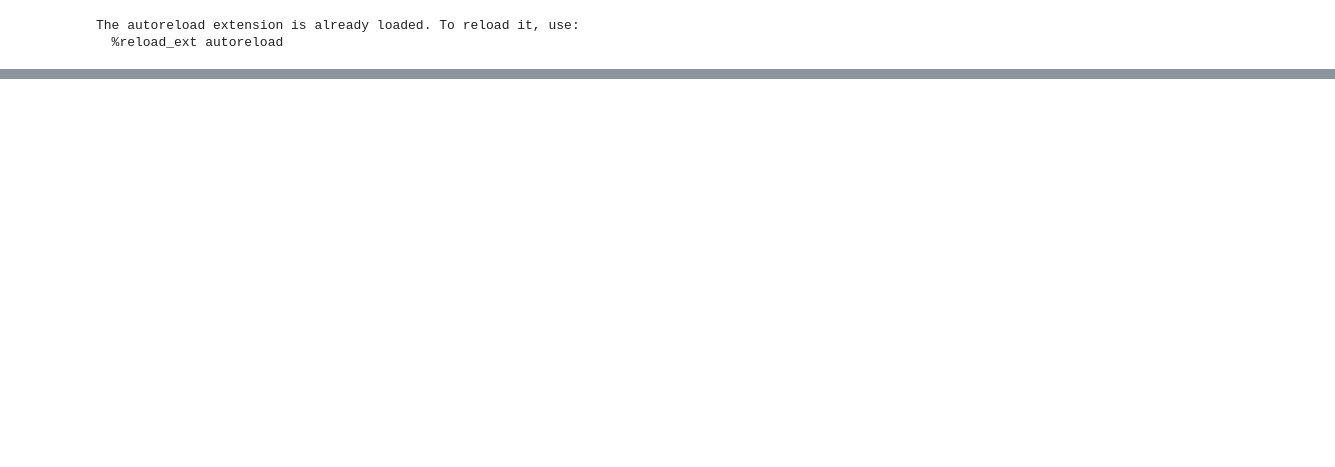
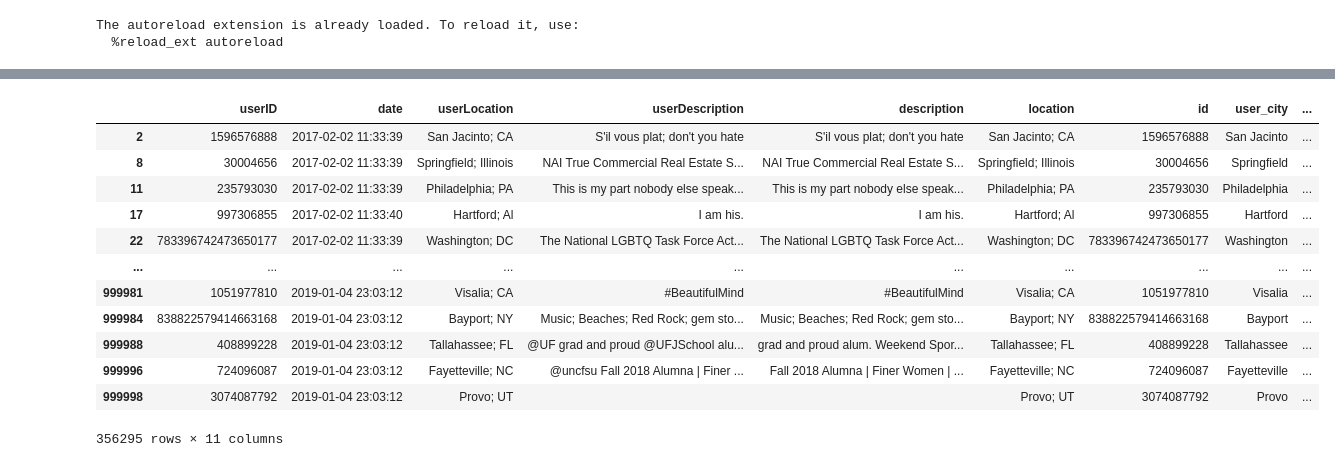
Before and after one commit to gladcolor/Tweet_Geo, a Jupyter notebook: Tweet_Geo.ipynb, the cells around one changed output, grey strips where cells are left out. Cells and saved outputs as stored; diff of their text form; code cells hidden in the pictures; blank space fills up the shorter version.

```diff
--- a/Tweet_Geo.ipynb
+++ b/Tweet_Geo.ipynb
@@ -55,0 +98,11 @@ raw_user_df[['id', 'description', 'location']]
+# %%
+zipcode_file = r'https://postalpro.usps.com/mnt/glusterfs/2023-06/ZIP_Locale_Detail.xls'   # https://postalpro.usps.com/ZIP_Locale_Detail
+
+zipcode_df = pd.read_excel(zipcode_file, sheet_name='ZIP_DETAIL')
+zipcode_df['USPS_city'] = zipcode_df['PHYSICAL CITY'].str.strip().str.title()
+zipcode_df['USPS_state'] = zipcode_df['PHYSICAL STATE'].str.strip().str.upper()
+zipcode_df['USPS_city_state'] = zipcode_df['USPS_city'] + '; ' + zipcode_df['USPS_state']
+
+# zipcode_df['USPS_city_state'] = zipcode_df['city_state']
+zipcode_df = zipcode_df.groupby(['USPS_city', 'USPS_state', 'USPS_city_state'], as_index=False)['DISTRICT NAME'].count()
+zipcode_df
@@ -55,0 +123,19 @@ raw_user_df[['id', 'description', 'location']]
+# %%
+merged_user_df = raw_user_df.merge(zipcode_df['USPS_city_state'], how='left', left_on='user_city_state', right_on=r'USPS_city_state')
+matched_idx = ~merged_user_df['USPS_city_state'].isna()
+matched_user_df = merged_user_df[matched_idx]
+matched_user_df
+# %% [output]
+|  | userID | date | userLocation | userDescription | description | location | id | user_city | ... |
+| 2 | 1596576888 | 2017-02-02 11:33:39 | San Jacinto; CA | S'il vous plat; don't you hate | S'il vous plat; don't you hate | San Jacinto; CA | 1596576888 | San Jacinto | ... |
+| 8 | 30004656 | 2017-02-02 11:33:39 | Springfield; Illinois | NAI True Commercial Real Estate S... | NAI True Commercial Real Estate S... | Springfield; Illinois | 30004656 | Springfield | ... |
+| 11 | 235793030 | 2017-02-02 11:33:39 | Philadelphia; PA | This is my part nobody else speak... | This is my part nobody else speak... | Philadelphia; PA | 235793030 | Philadelphia | ... |
+| 17 | 997306855 | 2017-02-02 11:33:40 | Hartford; Al | I am his. | I am his. | Hartford; Al | 997306855 | Hartford | ... |
+| 22 | 783396742473650177 | 2017-02-02 11:33:39 | Washington; DC | The National LGBTQ Task Force Act... | The National LGBTQ Task Force Act... | Washington; DC | 783396742473650177 | Washington | ... |
+| ... | ... | ... | ... | ... | ... | ... | ... | ... | ... |
+| 999981 | 1051977810 | 2019-01-04 23:03:12 | Visalia; CA | #BeautifulMind | #BeautifulMind | Visalia; CA | 1051977810 | Visalia | ... |
+| 999984 | 838822579414663168 | 2019-01-04 23:03:12 | Bayport; NY | Music; Beaches; Red Rock; gem sto... | Music; Beaches; Red Rock; gem sto... | Bayport; NY | 838822579414663168 | Bayport | ... |
+| 999988 | 408899228 | 2019-01-04 23:03:12 | Tallahassee; FL | @UF grad and proud @UFJSchool alu... | grad and proud alum. Weekend Spor... | Tallahassee; FL | 408899228 | Tallahassee | ... |
+| 999996 | 724096087 | 2019-01-04 23:03:12 | Fayetteville; NC | @uncfsu Fall 2018 Alumna | Finer ... | Fall 2018 Alumna | Finer Women | ... | Fayetteville; NC | 724096087 | Fayetteville | ... |
+| 999998 | 3074087792 | 2019-01-04 23:03:12 | Provo; UT |  |  | Provo; UT | 3074087792 | Provo | ... |
+356295 rows × 11 columns
```
Also changed, not shown: parts of 65 cells of this notebook, 2 other files.
